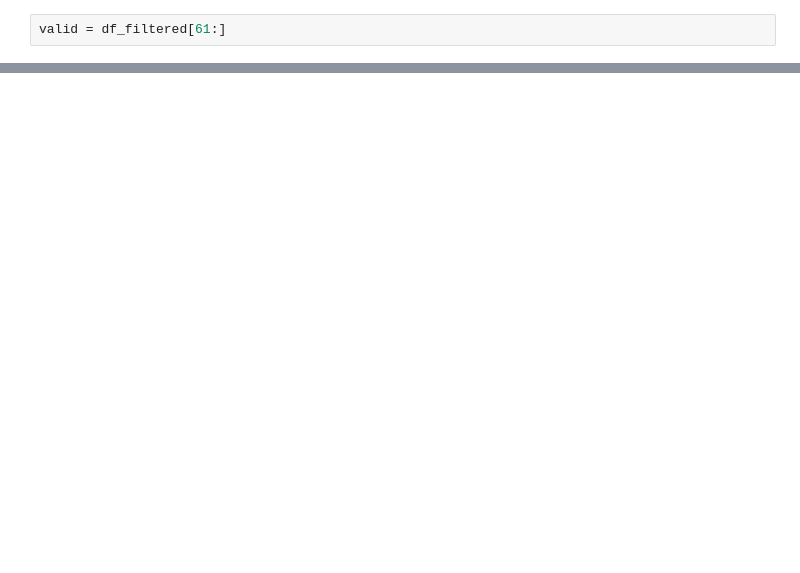
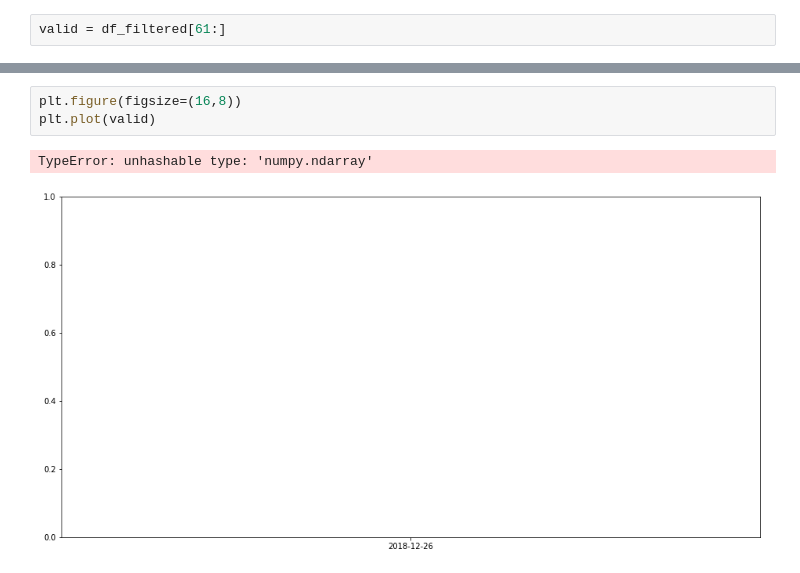
Before and after one commit to kreitlerj/Smart-Stocks, a Jupyter notebook: Python Notebook ETL/Alpha Vantage to Pandas DF ETL.ipynb, the cells around one changed output, grey strips where cells are left out. Drawn from its saved outputs; the diff is of its cells as text; blank space fills up the shorter version.

```diff
--- a/Python Notebook ETL/Alpha Vantage to Pandas DF ETL.ipynb
+++ b/Python Notebook ETL/Alpha Vantage to Pandas DF ETL.ipynb
@@ -193,3 +205,9 @@ plt.plot(valid[['close']])
 # %% [output]
 TypeError: unhashable type: 'numpy.ndarray'
 [figure]
+# %%
+plt.figure(figsize=(16,8))
+plt.plot(valid)
+# %% [output]
+TypeError: unhashable type: 'numpy.ndarray'
+[figure, added]
```
Also changed, not shown: parts of 13 cells of this notebook, 10 other files.
